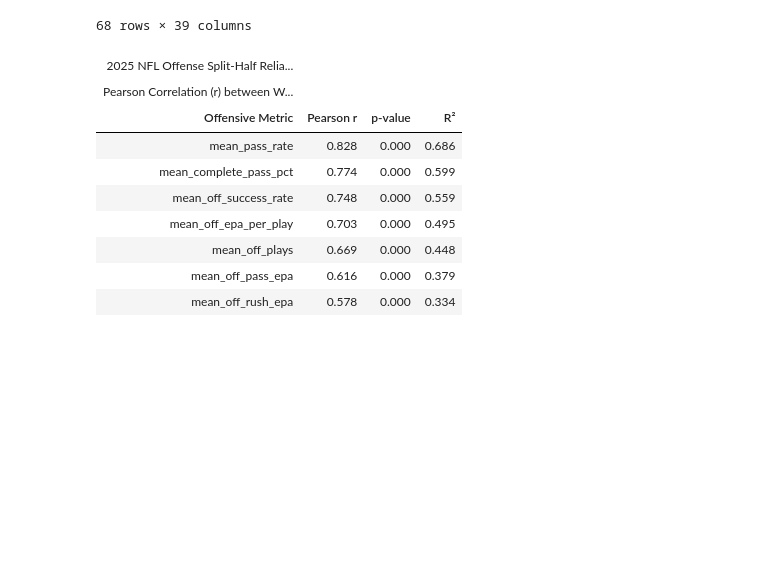
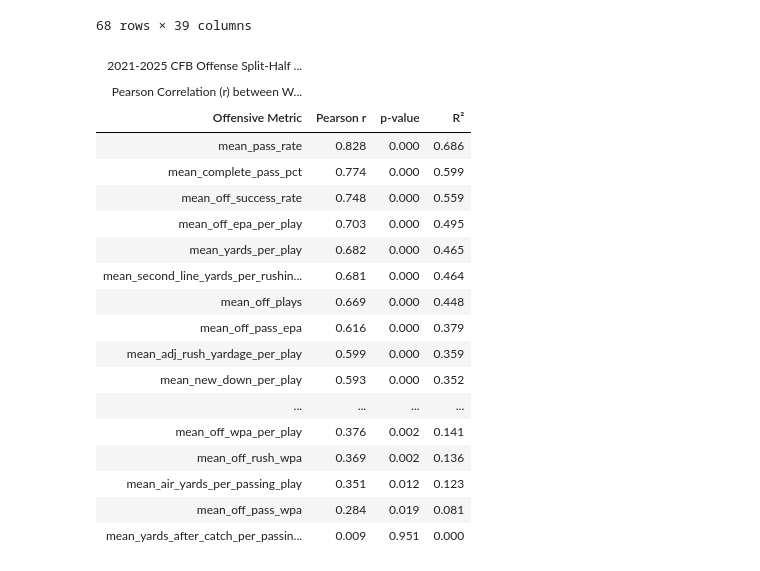
Before and after one commit to ahaze65/Homework_1, a Jupyter notebook: Data.ipynb, the cells around one changed output. Drawn from its saved outputs; the diff is of its cells as text; code cells hidden in the pictures; blank space fills up the shorter version.

```diff
--- a/Data.ipynb
+++ b/Data.ipynb
@@ -217,7 +217,7 @@ The following columns will also be kept:
 - 'pos_team'
 # %%
 # keep only necessary columns for analysis
-pbp_filtered = pbp_filtered[['season', 'week', 'pos_team','pass','rush','EPA',
+pbp_final = pbp_filtered[['season', 'game_id', 'week', 'pos_team', 'pass', 'rush', 'EPA',
 'wpa',
 'yds_rushed',
 'yds_receiving',
@@ -242,6 +242,6 @@ pbp_filtered = pbp_filtered[['season', 'week', 'pos_team','pass','rush','EPA',
 'pass_epa',
 'rush_epa',
 'EPA_success',
-'EPA_explosive']]
+'EPA_explosive']].copy()
 # %% [markdown]
 ---
@@ -259,7 +258,7 @@ Name: count, dtype: int64
 # %%
 # Aggregate the Weekly Offensive Metrics so that we can split season into equal halves in the next cell
 weekly_offense = (
-    pbp_filtered.groupby(['season', 'week', 'pos_team'])
+    pbp_final.groupby(['season','week', 'pos_team'])
     .apply(
         lambda x: pd.Series({
             'off_plays': len(x),
@@ -359,7 +374,21 @@ metrics_wide
 # %%
 # Create a list of metrics to analyze for the loop below
 metric_list = [
-    'mean_off_plays', 'mean_off_epa_per_play', 'mean_off_pass_epa', 'mean_off_rush_epa', 'mean_off_success_rate', 'mean_pass_rate', 'mean_complete_pass_pct'
+    'mean_off_plays',
+       'mean_off_epa_per_play',
+       'mean_off_pass_epa', 'mean_off_rush_epa', 'mean_off_wpa_per_play',
+       'mean_off_pass_wpa',
+       'mean_off_rush_wpa',
+       'mean_off_success_rate',
+       'mean_off_explosive_rate',
+       'mean_pass_rate', 'mean_complete_pass_pct',
+       'mean_yards_per_play', 'mean_adj_rush_yardage_per_play',
+       'mean_air_yards_per_passing_play',
+       'mean_yards_after_catch_per_passing_play',
+       'mean_new_down_per_play',
+       'mean_oline_yards_per_rushing_play',
+       'mean_second_line_yards_per_rushing_play',
+       'mean_open_field_yards_per_rushing_play'
 ]
 
 # Compute Pearson r, p-value, and R-squared
@@ -383,28 +412,37 @@ correlation_results = pd.DataFrame(corr_data).sort_values(by='r', ascending=Fals
 # %%
 # Create a formatted table using great_tables to display the correlation results
 GT(correlation_results).tab_header(
-    title="2025 NFL Offense Split-Half Reliability",
+    title="2021-2025 CFB Offense Split-Half Reliability",
     subtitle="Pearson Correlation (r) between Weeks 1-9 (H1) and Weeks 10-18 (H2)"
 ).cols_label(
     metric="Offensive Metric",
     r="Pearson r",
     p_value="p-value",
     r_squared="R²"
 ).fmt_number(
     columns=["r", "p_value", "r_squared"],
     decimals=3
 )
 # %% [output]
-| 2025 NFL Offense Split-Half Relia... |  |  |  |
+| 2021-2025 CFB Offense Split-Half ... |  |  |  |
 | Pearson Correlation (r) between W... |  |  |  |
 | Offensive Metric | Pearson r | p-value | R² |
 | mean_pass_rate | 0.828 | 0.000 | 0.686 |
 | mean_complete_pass_pct | 0.774 | 0.000 | 0.599 |
 | mean_off_success_rate | 0.748 | 0.000 | 0.559 |
 | mean_off_epa_per_play | 0.703 | 0.000 | 0.495 |
+| mean_yards_per_play | 0.682 | 0.000 | 0.465 |
+| mean_second_line_yards_per_rushin... | 0.681 | 0.000 | 0.464 |
 | mean_off_plays | 0.669 | 0.000 | 0.448 |
 | mean_off_pass_epa | 0.616 | 0.000 | 0.379 |
-| mean_off_rush_epa | 0.578 | 0.000 | 0.334 |
+| mean_adj_rush_yardage_per_play | 0.599 | 0.000 | 0.359 |
+| mean_new_down_per_play | 0.593 | 0.000 | 0.352 |
+| ... | ... | ... | ... |
+| mean_off_wpa_per_play | 0.376 | 0.002 | 0.141 |
+| mean_off_rush_wpa | 0.369 | 0.002 | 0.136 |
+| mean_air_yards_per_passing_play | 0.351 | 0.012 | 0.123 |
+| mean_off_pass_wpa | 0.284 | 0.019 | 0.081 |
+| mean_yards_after_catch_per_passin... | 0.009 | 0.951 | 0.000 |
 # %%
 # Create a visualization of the results from the table above
 plt.figure(figsize=(9, 5))
```
Also changed, not shown: parts of 30 cells of this notebook.
